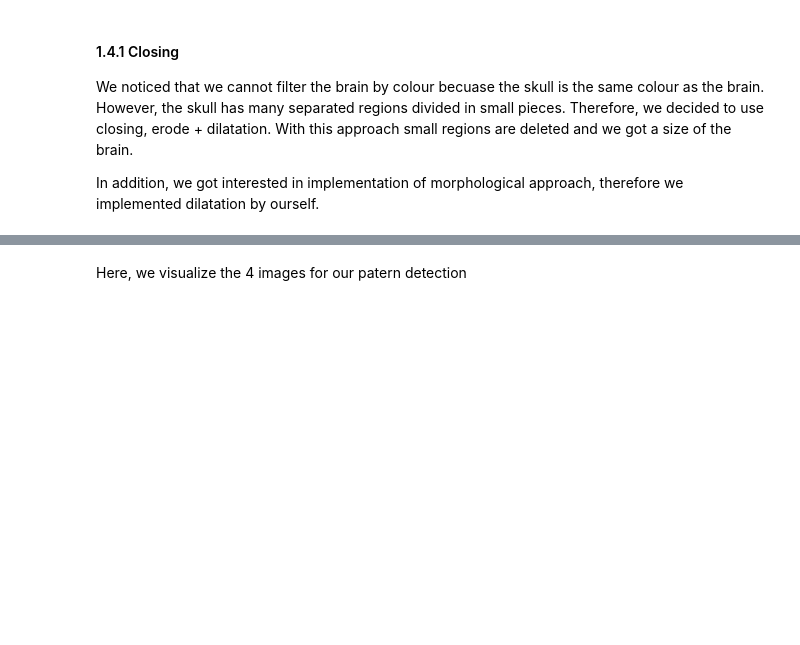
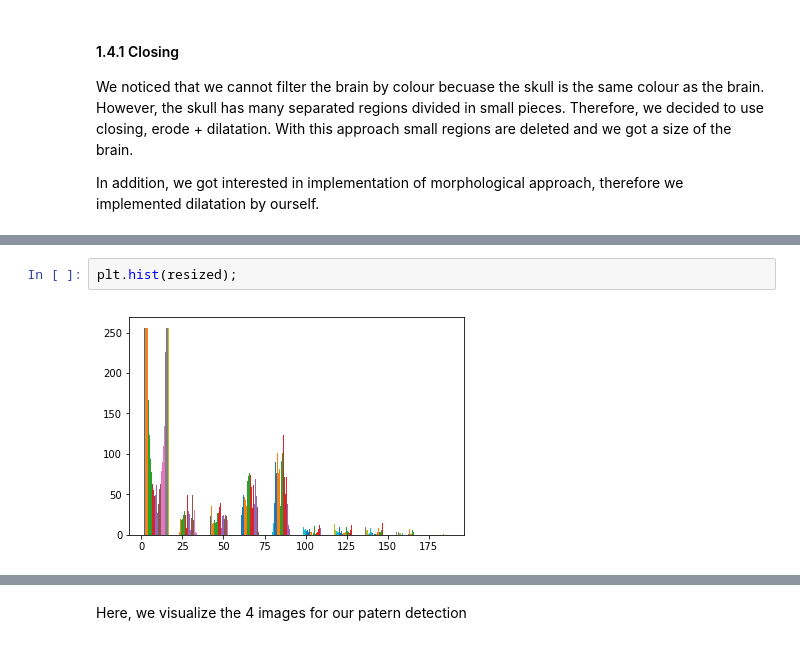
Before and after one commit to JelenaBanjac/image-analysis, a Jupyter notebook: labs/lab_01_segmentation.ipynb, the cells around one changed output, grey strips where cells are left out. Cells and saved outputs as stored; diff of their text form; blank space fills up the shorter version.

```diff
--- a/labs/lab_01_segmentation.ipynb
+++ b/labs/lab_01_segmentation.ipynb
@@ -246,0 +253,4 @@ Size of brain is 13911.0 pixels
+# %%
+plt.hist(resized);
+# %% [output]
+[figure, added]
```
Also changed, not shown: parts of 7 cells of this notebook.
